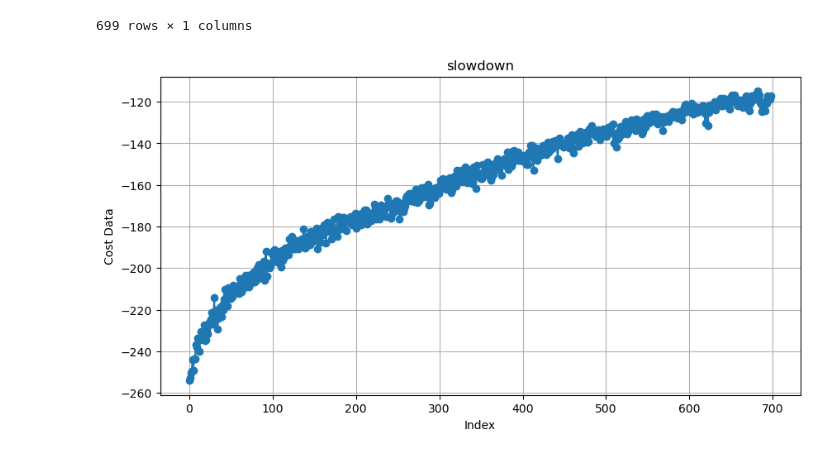
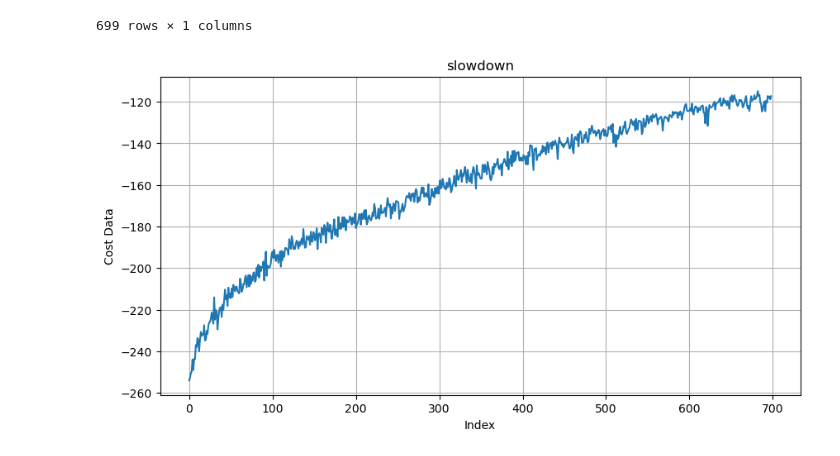
Before and after one commit to stathis99/AnTolerant-DeepRM, a Jupyter notebook: Experiments/Experiment1_DeepRm_NoAnomalies/eda.ipynb, the cells around one changed output. Saved outputs shown, nothing was run; the diff lists cells and outputs as text; code cells hidden in the pictures.

```diff
--- a/Experiments/Experiment1_DeepRm_NoAnomalies/eda.ipynb
+++ b/Experiments/Experiment1_DeepRm_NoAnomalies/eda.ipynb
@@ -51,15 +51,15 @@ rew
 # %%
 # Plotting the data
 plt.figure(figsize=(10, 5))
-plt.plot(rew.index,rew, marker='o')
+plt.plot(rew.index,rew)
 
 # Adding titles and labels
 plt.title('slowdown')
 plt.xlabel('Index')
 plt.ylabel('Cost Data')
 
 # Show the plot
 plt.grid(True)
 plt.show()
 # %% [output]
-[figure, old version]
+[figure, new version]
```
Also changed, not shown: parts of 1 cell of this notebook, 3 other files.
